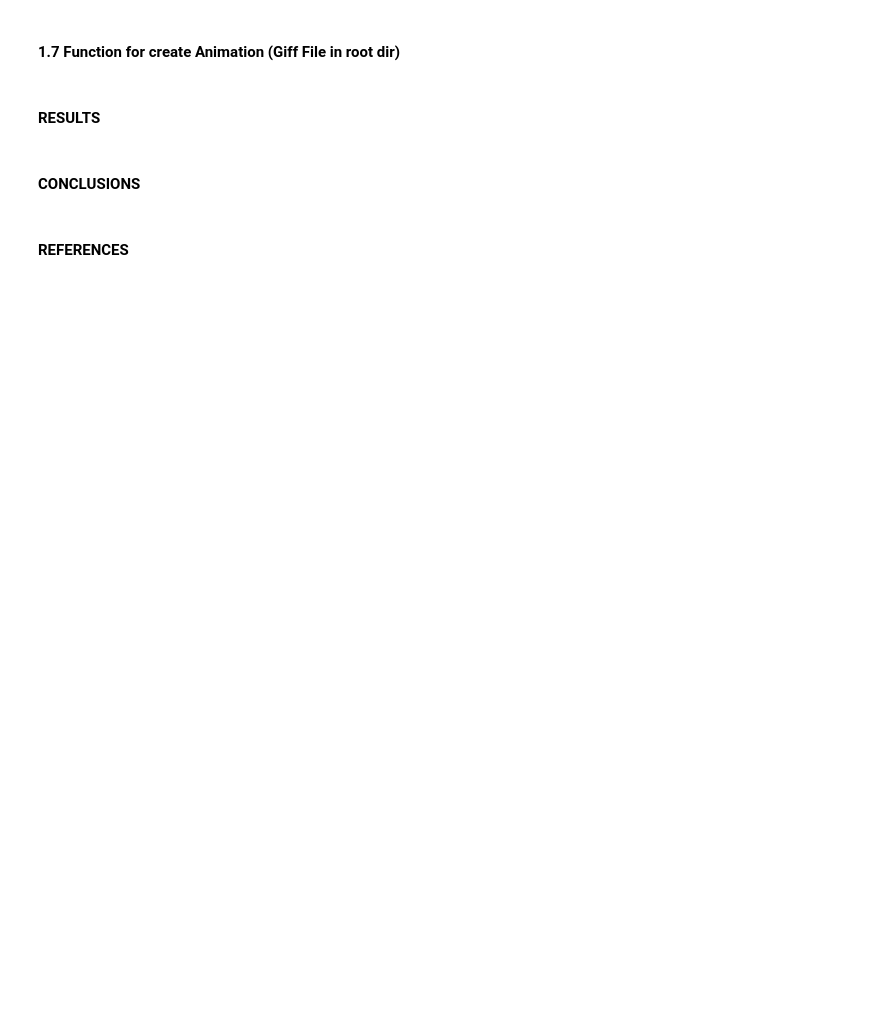
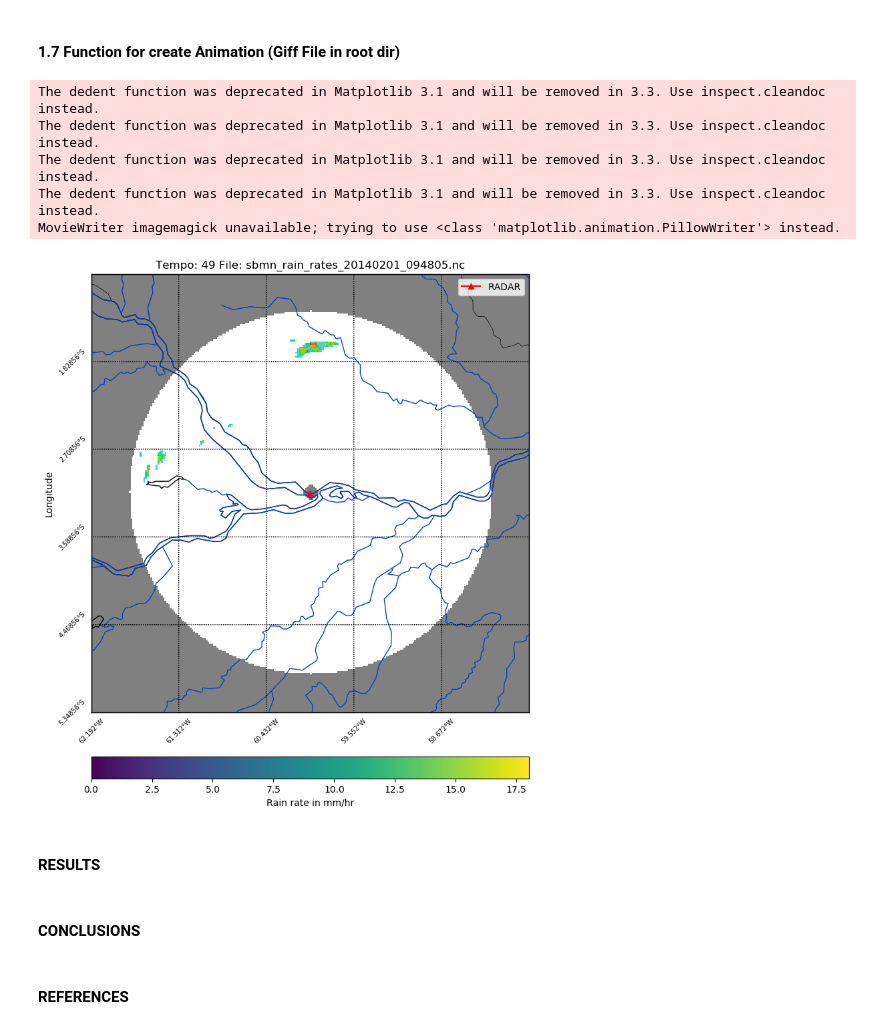
Before and after one commit to helvecioneto/CAP-394, a Jupyter notebook: 01-EDA.ipynb, the cells around one changed output. Drawn from its saved outputs; the diff is of its cells as text; code cells hidden in the pictures; blank space fills up the shorter version.

```diff
--- a/01-EDA.ipynb
+++ b/01-EDA.ipynb
@@ -207,7 +249,7 @@ cmap_data = [(1.0, 1.0, 1.0),
                  (0.9411764740943909, 0.250980406999588, 1.0),
                  (0.501960813999176, 0.125490203499794, 1.0),
                  (0.250980406999588, 0.250980406999588, 1.0),
-                 (0.125490203499794, 0.125490203499794, 0.501960813999176),
+                 (0.1254900203499794, 0.125490203499794, 0.501960813999176),
                  (0.125490203499794, 0.125490203499794, 0.125490203499794),
                  (0.501960813999176, 0.501960813999176, 0.501960813999176),
                  (0.8784313797950745, 0.8784313797950745, 0.8784313797950745),
@@ -241,33 +283,41 @@ m.drawmapboundary(fill_color='gray')
 
 m.drawcoastlines()
 m.drawstates()
 m.drawcountries()
 m.drawrivers(color = '#0043CB', linewidth=1)
 
 # # # # # Add Title
 plt.title(title)
 plt.legend()
 plt.ylabel('Longitude', labelpad=40)
 plt.xlabel('Latitude', labelpad=60)
 
 #CLOUDS
 xi, yi = m(lon, lat)
 cs = m.pcolormesh(xi,yi,frames[0],cmap = cmap, norm = norm, ax=ax)
+cs = m.pcolormesh(xi,yi,rr)
 
 def init():
     return cs,
 
 def animate(i):
     plt.title('Tempo: ' + str(i) + ' File: '+sorted(os.listdir(datadir+str(ddate)))[i])#)
     m.pcolormesh(xi,yi,frames[i],cmap = cmap, norm = norm, ax=ax)
     return cs,
 
 # # # # # Add Colorbar
 cbar = m.colorbar(cs, location='bottom', pad="10%")
 cbar.set_label(label)
 
 anim = animation.FuncAnimation(fig, animate, init_func=init, frames=interval,  blit=True, repeat=True, save_count=interval)
 anim.save(os.listdir(datadir+str(ddate))[0]+'.gif', writer='imagemagick', fps=1)
+# %% [output]
+The dedent function was deprecated in Matplotlib 3.1 and will be removed in 3.3. Use inspect.cleandoc instead.
+The dedent function was deprecated in Matplotlib 3.1 and will be removed in 3.3. Use inspect.cleandoc instead.
+The dedent function was deprecated in Matplotlib 3.1 and will be removed in 3.3. Use inspect.cleandoc instead.
+The dedent function was deprecated in Matplotlib 3.1 and will be removed in 3.3. Use inspect.cleandoc instead.
+MovieWriter imagemagick unavailable; trying to use <class 'matplotlib.animation.PillowWriter'> instead.
+[figure, added]
 # %% [markdown]
 #### RESULTS
 # %% [markdown]
```
Also changed, not shown: parts of 7 cells of this notebook, 4 other files.
